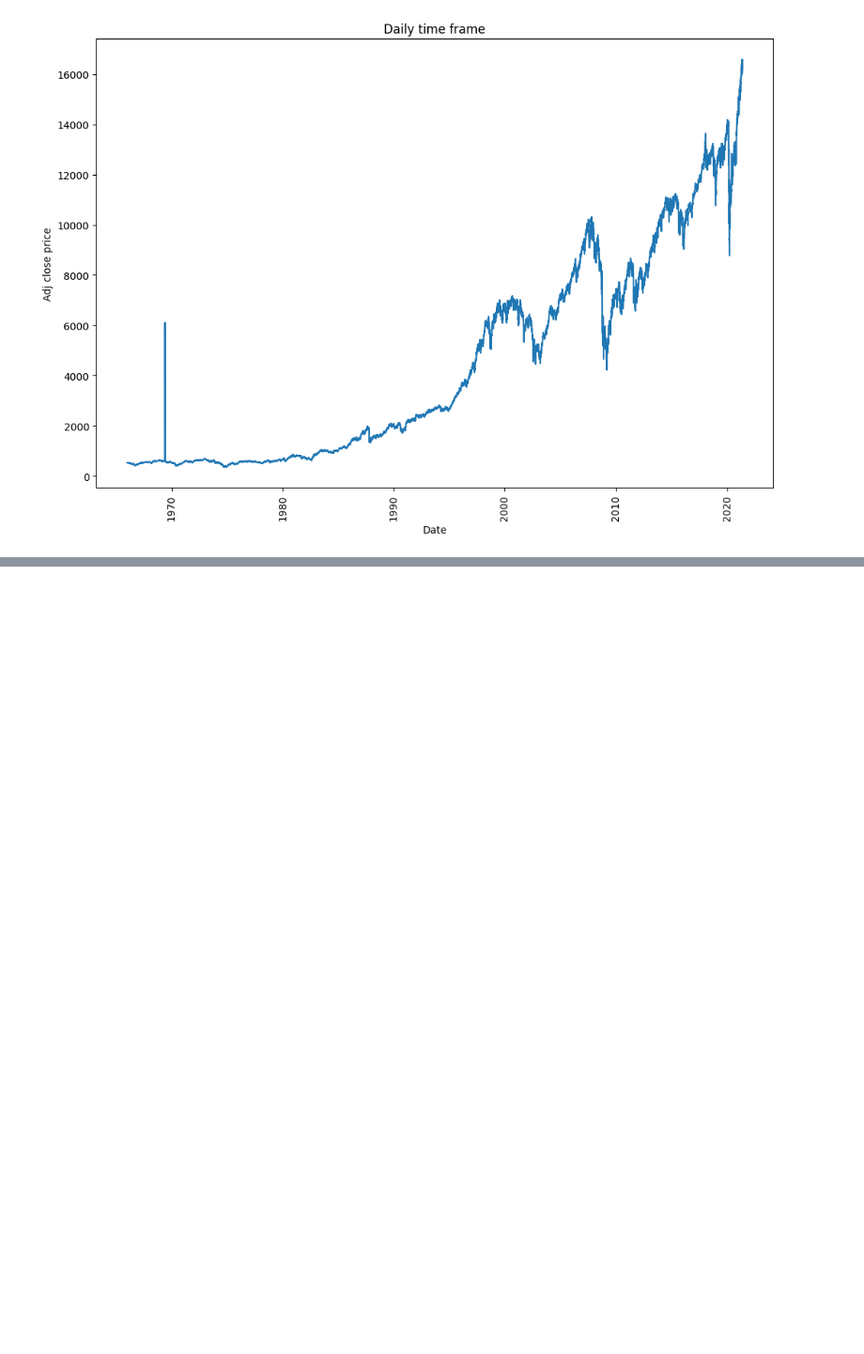
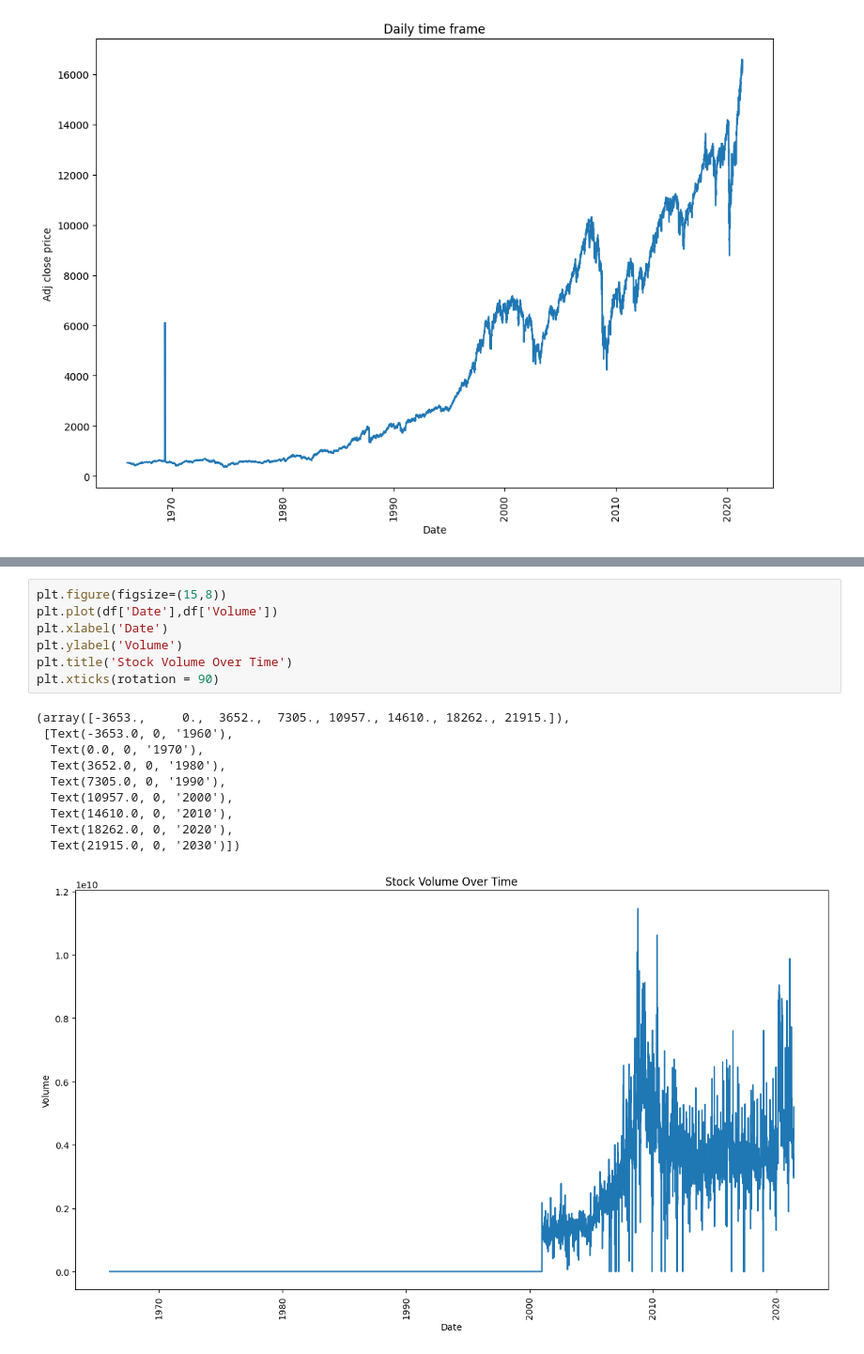
Before and after one commit to sntk-76/Market-analyze, a Jupyter notebook: Market_Analyze.ipynb, the cells around one changed output, grey strips where cells are left out. Shown at 94% size. Drawn from its saved outputs; the diff is of its cells as text; blank space fills up the shorter version.

```diff
--- a/Market_Analyze.ipynb
+++ b/Market_Analyze.ipynb
@@ -90,0 +166,18 @@ See the caveats in the documentation: https://pandas.pydata.org/pandas-docs/stab
+# %%
+plt.figure(figsize=(15,8))
+plt.plot(df['Date'],df['Volume'])
+plt.xlabel('Date')
+plt.ylabel('Volume')
+plt.title('Stock Volume Over Time')
+plt.xticks(rotation = 90)
+# %% [output]
+(array([-3653.,     0.,  3652.,  7305., 10957., 14610., 18262., 21915.]),
+ [Text(-3653.0, 0, '1960'),
+  Text(0.0, 0, '1970'),
+  Text(3652.0, 0, '1980'),
+  Text(7305.0, 0, '1990'),
+  Text(10957.0, 0, '2000'),
+  Text(14610.0, 0, '2010'),
+  Text(18262.0, 0, '2020'),
+  Text(21915.0, 0, '2030')])
+[figure, added]
```
Also changed, not shown: parts of 23 cells of this notebook, 1 other file.
